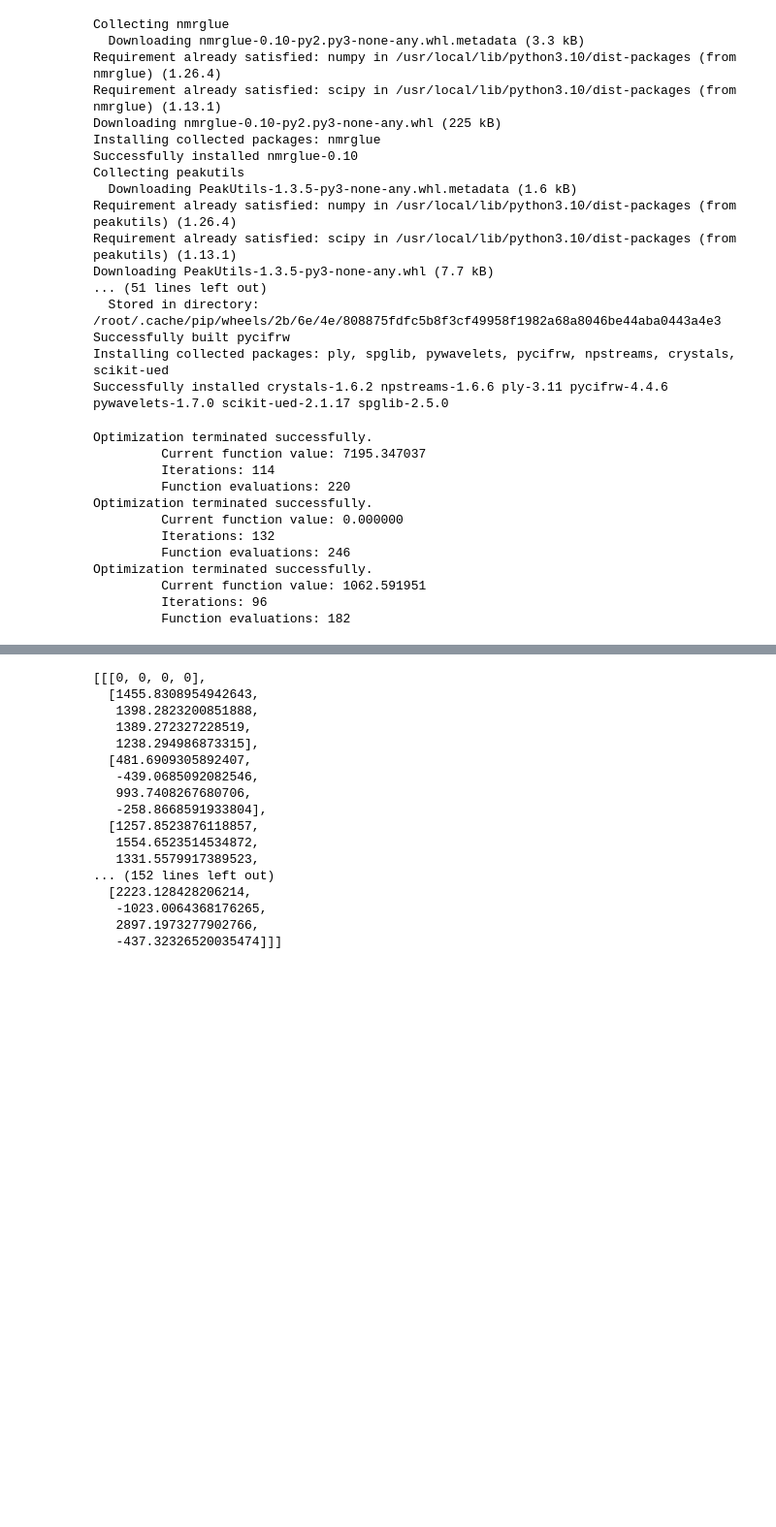
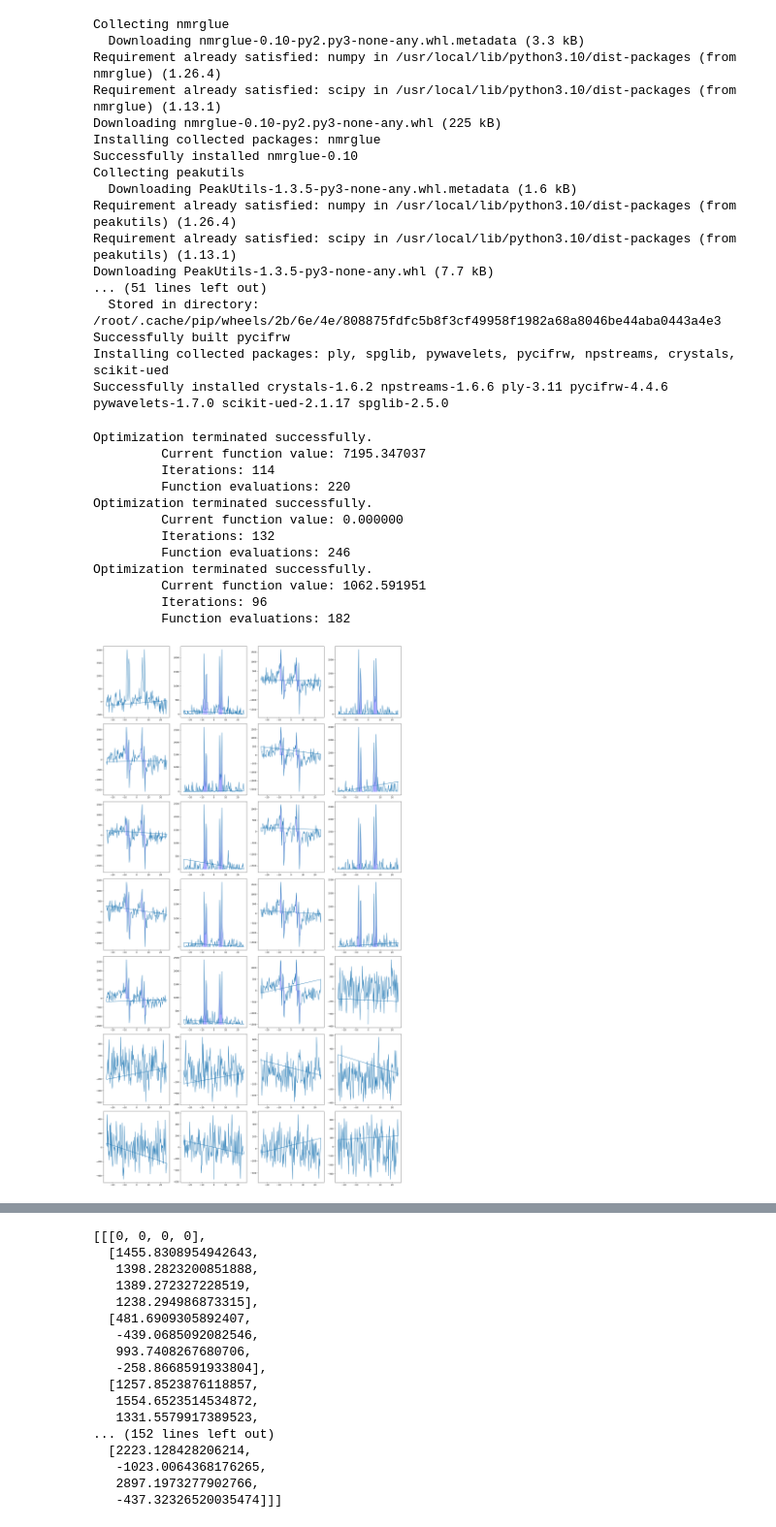
Before and after one commit to averageX56/nmr_stuff, a Jupyter notebook: FIDPreprocessing.ipynb, the cells around one changed output, grey strips where cells are left out. Shown at 97% size. Saved outputs shown, nothing was run; the diff lists cells and outputs as text; code cells hidden in the pictures; blank space fills up the shorter version.

```diff
--- a/FIDPreprocessing.ipynb
+++ b/FIDPreprocessing.ipynb
@@ -229,26 +264,25 @@ class SpectraSequence:
 # %%
 order = [
     "11x", "11y", "1xx", "1xy", "1yx", "1yy", "x1x", "x1y", "xxx", "xxy",
     "xyx", "xyy", "y1x", "y1y", "yxx", "yxy", "yyx", "yyy", "111", "1x1",
     "1y1", "x11", "xx1", "xy1", "y11", "yx1", "yy1"
 ]
 iter = 1000
 ss = SpectraSequence(r'test', 'NHC', order, apply_mask=True);
 ss.correct_baselines(iter)
 peaks = ss.locate_peaks(k=3)
 print(ss.calculate_areas(peaks))
-for i in range(ss.size[0]):
-  print(len(ss.id['im_idx'][i]), len(ss.id['re_idx'][i]), len(ss.id['noize_idx'][i]))
 # %% [output]
 Optimization terminated successfully.
          Current function value: 7195.347037
          Iterations: 114
          Function evaluations: 220
 Optimization terminated successfully.
          Current function value: 0.000000
          Iterations: 132
          Function evaluations: 246
 Optimization terminated successfully.
          Current function value: 1062.591951
          Iterations: 96
          Function evaluations: 182
+[figure, added]
```
Also changed, not shown: parts of 2 cells of this notebook.
